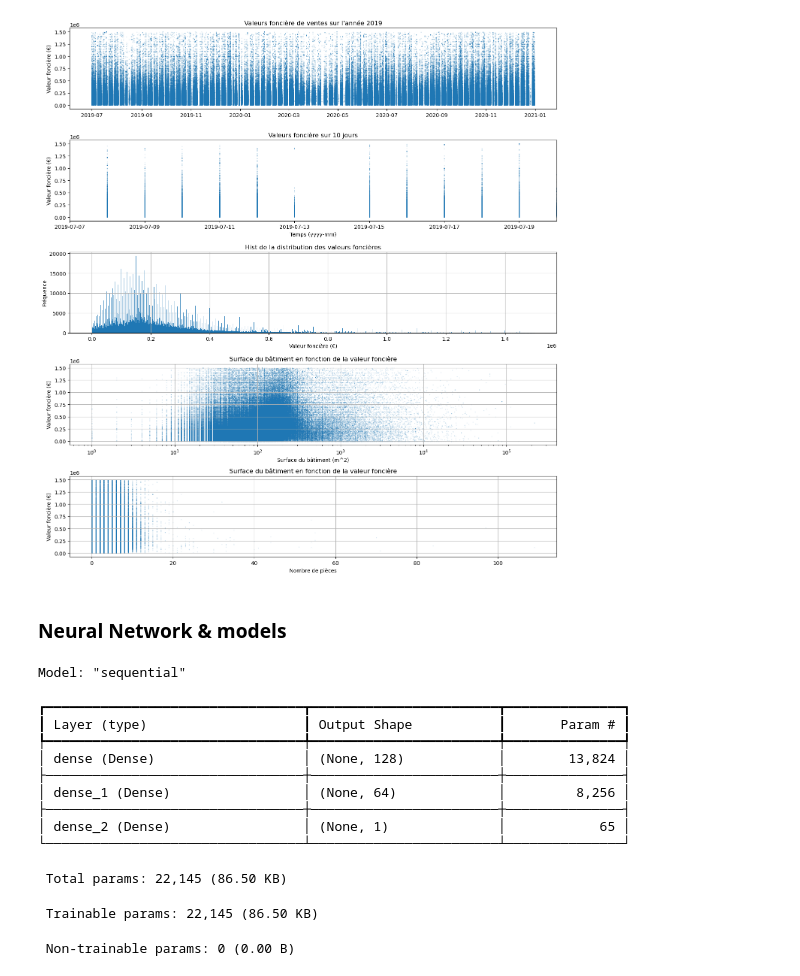
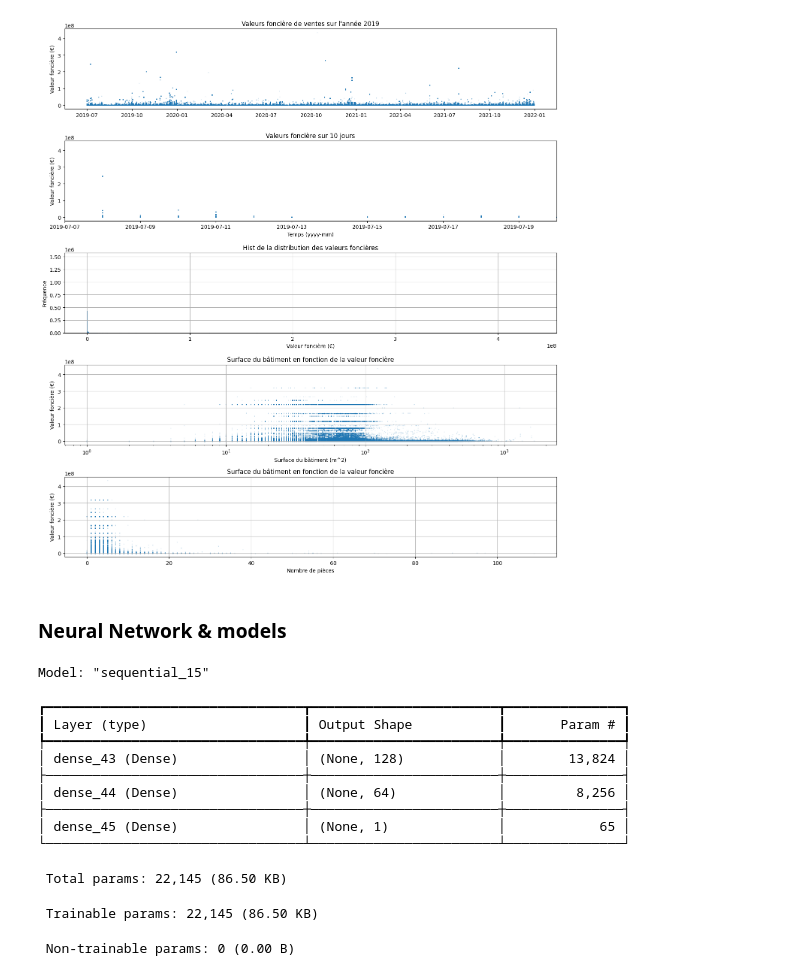
Before and after one commit to Droxxorie/Projet_MML, a Jupyter notebook: Projet.ipynb, the cells around one changed output. Drawn from its saved outputs; the diff is of its cells as text; code cells hidden in the pictures.

Commit message:
added functions for loading, parsing, displaying data

```diff
--- a/Projet.ipynb
+++ b/Projet.ipynb
@@ -71,0 +287,2 @@ X_train, X_test, y_train, y_test    = train_test_split(X_processed, y, test_size
+# %%
+data = load_dataset(up_to= "2022") #TODO crash toujour lorsque load au dessus de 2021
@@ -71,0 +299,3 @@ X_train, X_test, y_train, y_test    = train_test_split(X_processed, y, test_size
+# %%
+X, y = parse_dataset(data)
+visualize_data(X, y)
@@ -74,11 +438,11 @@ X_train, X_test, y_train, y_test    = train_test_split(X_processed, y, test_size
 # %%
-valeur_fonciere     = data["Valeur fonciere"]
-date_vente          = data["Date mutation"]
-code_departement    = data["Code departement"]
-type_local          = data["Type local"]
-surface_bati        = data["Surface reelle bati"]
-nombre_pieces       = data["Nombre pieces principales"]
-surface_terrain     = data["Surface terrain"]
+valeur_fonciere     = y
+date_vente          = X["Date mutation"]
+code_departement    = X["Code departement"]
+type_local          = X["Type local"]
+surface_bati        = X["Surface reelle bati"]
+nombre_pieces       = X["Nombre pieces principales"]
+surface_terrain     = X["Surface terrain"]
 
 plt.figure(figsize= (14, 15))
 
@@ -94,54 +458,55 @@ plt.xlabel("Temps (yyyy-mm)")
 plt.ylabel("Valeur foncière (€)")
 # plt.yscale('log')
 plt.title("Valeurs foncière sur 10 jours")
 plt.xlim(pd.Timestamp("2019-07-07"), pd.Timestamp("2019-07-20"))
 
 plt.subplot(513)
 plt.hist(valeur_fonciere, bins= int(np.sqrt(len(valeur_fonciere))))
 plt.grid(True)
 plt.title("Hist de la distribution des valeurs foncières")
 plt.xlabel("Valeur foncière (€)")
 plt.ylabel("Fréquence")
 
 plt.subplot(514)
 plt.xscale('log')
 plt.scatter(surface_bati, valeur_fonciere, s= 1, alpha= .2, marker= '.')
 plt.title("Surface du bâtiment en fonction de la valeur foncière")
 plt.ylabel("Valeur foncière (€)")
 plt.xlabel("Surface du bâtiment (m^2)")
 plt.grid(True)
 
 plt.subplot(515)
 plt.scatter(nombre_pieces, valeur_fonciere, s= 1, alpha= .2, marker= '.')
 plt.title("Surface du bâtiment en fonction de la valeur foncière")
 plt.xlabel("Nombre de pièces")
 plt.ylabel("Valeur foncière (€)")
 plt.grid(True)
 
 plt.tight_layout()
 plt.show()
 # %% [output]
-[figure, old version]
+[figure, new version]
 # %% [markdown]
 ### Neural Network & models
 # %%
+k = 16
 model = Sequential()
 model.add(Dense(128, activation= 'relu', input_dim= (X_train.shape[1])))
 model.add(Dense(64, activation= 'relu'))
 model.add(Dense(1))
 model.summary()
 
-model.compile(optimizer= Adam(learning_rate= 0.001), loss= "mse", metrics=['mae'])
+model.compile(optimizer= Adam(learning_rate= 0.1 * k), loss= "mse", metrics=['acc'])
 # %% [output]
-Model: "sequential"
+Model: "sequential_15"
 ┏━━━━━━━━━━━━━━━━━━━━━━━━━━━━━━━━━┳━━━━━━━━━━━━━━━━━━━━━━━━┳━━━━━━━━━━━━━━━┓
 ┃ Layer (type)                    ┃ Output Shape           ┃       Param # ┃
 ┡━━━━━━━━━━━━━━━━━━━━━━━━━━━━━━━━━╇━━━━━━━━━━━━━━━━━━━━━━━━╇━━━━━━━━━━━━━━━┩
-│ dense (Dense)                   │ (None, 128)            │        13,824 │
+│ dense_43 (Dense)                │ (None, 128)            │        13,824 │
 ├─────────────────────────────────┼────────────────────────┼───────────────┤
-│ dense_1 (Dense)                 │ (None, 64)             │         8,256 │
+│ dense_44 (Dense)                │ (None, 64)             │         8,256 │
 ├─────────────────────────────────┼────────────────────────┼───────────────┤
-│ dense_2 (Dense)                 │ (None, 1)              │            65 │
+│ dense_45 (Dense)                │ (None, 1)              │            65 │
 └─────────────────────────────────┴────────────────────────┴───────────────┘
  Total params: 22,145 (86.50 KB)
  Trainable params: 22,145 (86.50 KB)
```
Also changed, not shown: parts of 16 cells of this notebook.
